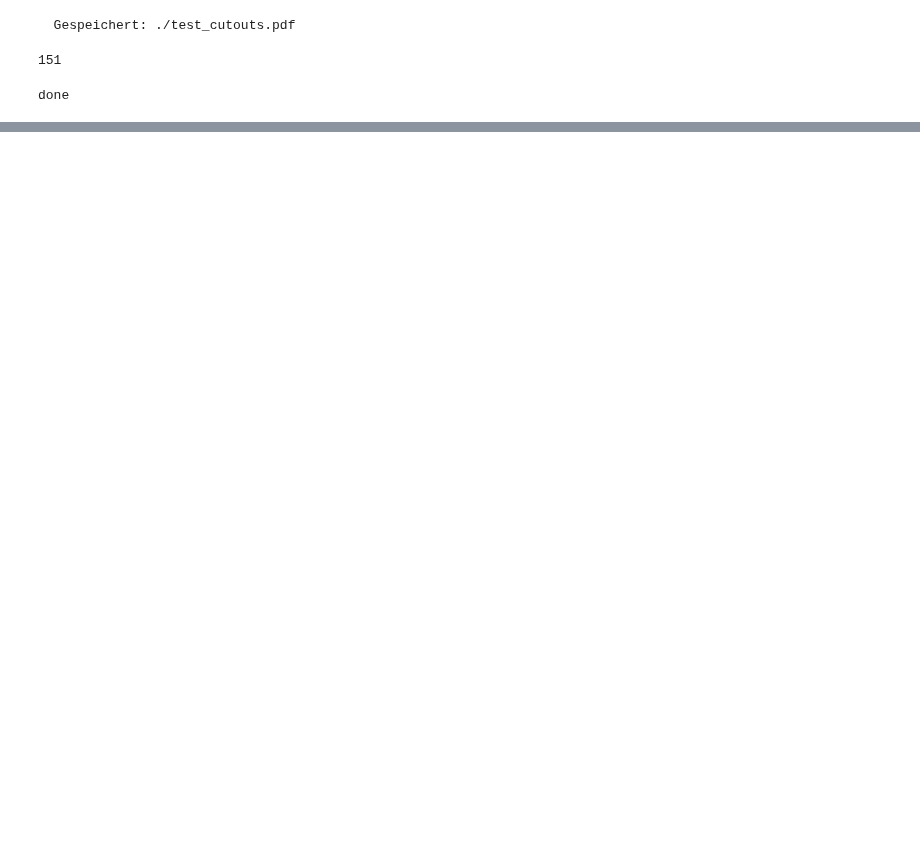
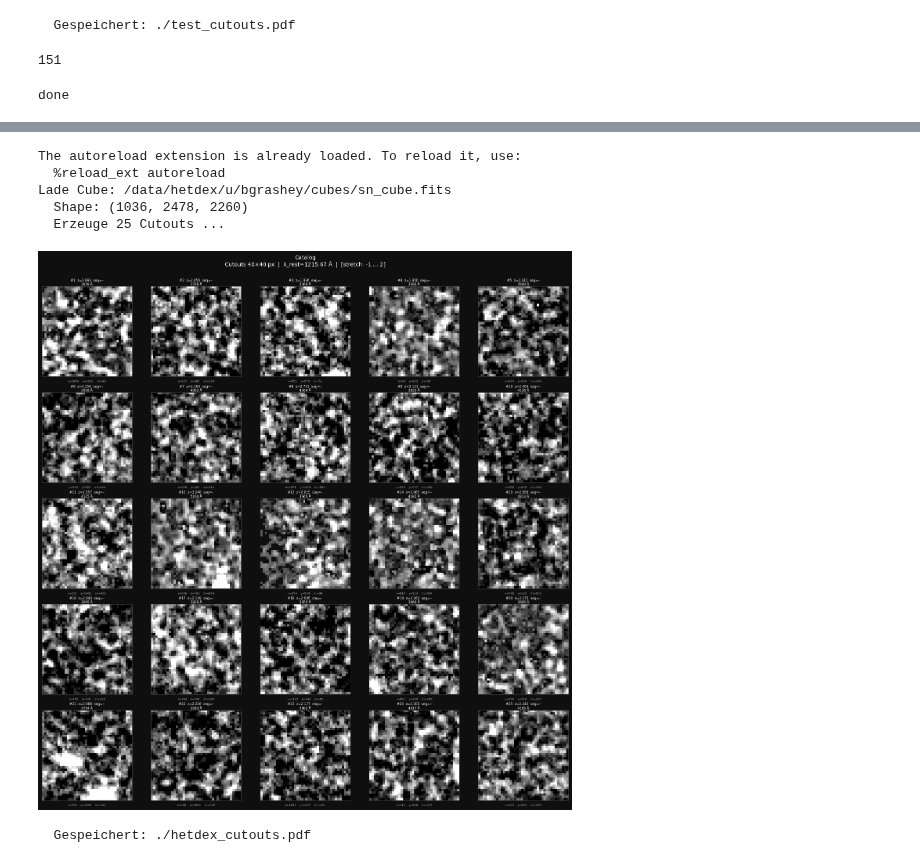
Before and after one commit to BGrashey/Master, a Jupyter notebook: notebooks/Cubes.ipynb, the cells around one changed output, grey strips where cells are left out. Saved outputs shown, nothing was run; the diff lists cells and outputs as text; code cells hidden in the pictures; blank space fills up the shorter version.

```diff
--- a/notebooks/Cubes.ipynb
+++ b/notebooks/Cubes.ipynb
@@ -198,0 +263,18 @@ import scipy
+# %%
+from tools.functions import crossmatch
+
+hetdex = "/data/hetdex/u/bgrashey/data_/hetdex_ssa22.fits"
+vdfi = "/data/hetdex/u/bgrashey/data_/combined_manual_vdfi_rfscored.fits"
+
+# "/data/hetdex/u/bgrashey/data_/hetdex_sources_cnnscored.fits"
+
+hetdex_tbl = crossmatch(hetdex, vdfi)
+# %%
+import matplotlib.pyplot as plt
+from astropy.table import Table
+
+
+detected_mask = hetdex_tbl["MATCHED"] == True
+not_detected = ~detected_mask
+print(f"Von uns detektierte Quellen: {detected_mask.sum()}")
+print(f"Nicht detektierte Quellen: {not_detected.sum()}")
@@ -198,0 +299,32 @@ import scipy
+# %%
+%load_ext autoreload
+%autoreload 2
+
+from tools.functions import plot_cutout_grid
+from astropy.table import Table
+
+cube = "/data/hetdex/u/bgrashey/cubes/sn_cube.fits"
+missed = hetdex_tbl[not_detected]
+
+plot_cutout_grid(
+     missed,
+     cube,
+     "./hetdex_cutouts.pdf",
+     col_ra = "RA",
+     col_dec = "DEC",
+     col_z = "z_hetdex",
+     cutout_size = 40,
+     num_cutouts = 25,
+     use_fixed_stretch = True,
+     vmin_fixed      = -1,
+     vmax_fixed      =  2,
+     cmap            = "gray",
+ )
+# %% [output]
+The autoreload extension is already loaded. To reload it, use:
+  %reload_ext autoreload
+Lade Cube: /data/hetdex/u/bgrashey/cubes/sn_cube.fits
+  Shape: (1036, 2478, 2260)
+  Erzeuge 25 Cutouts ...
+[figure, added]
+  Gespeichert: ./hetdex_cutouts.pdf
```
Also changed, not shown: parts of 7 cells of this notebook, 41 other files.
